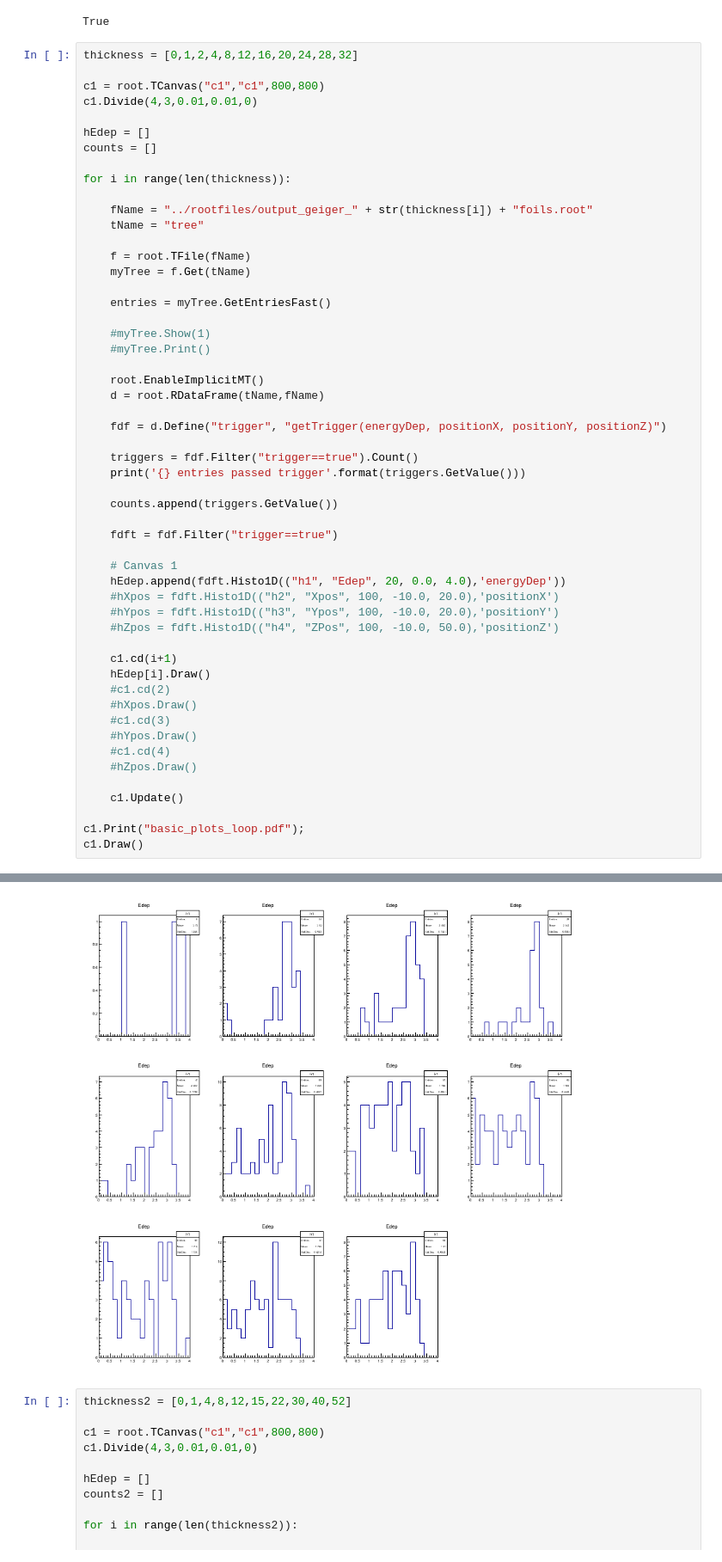
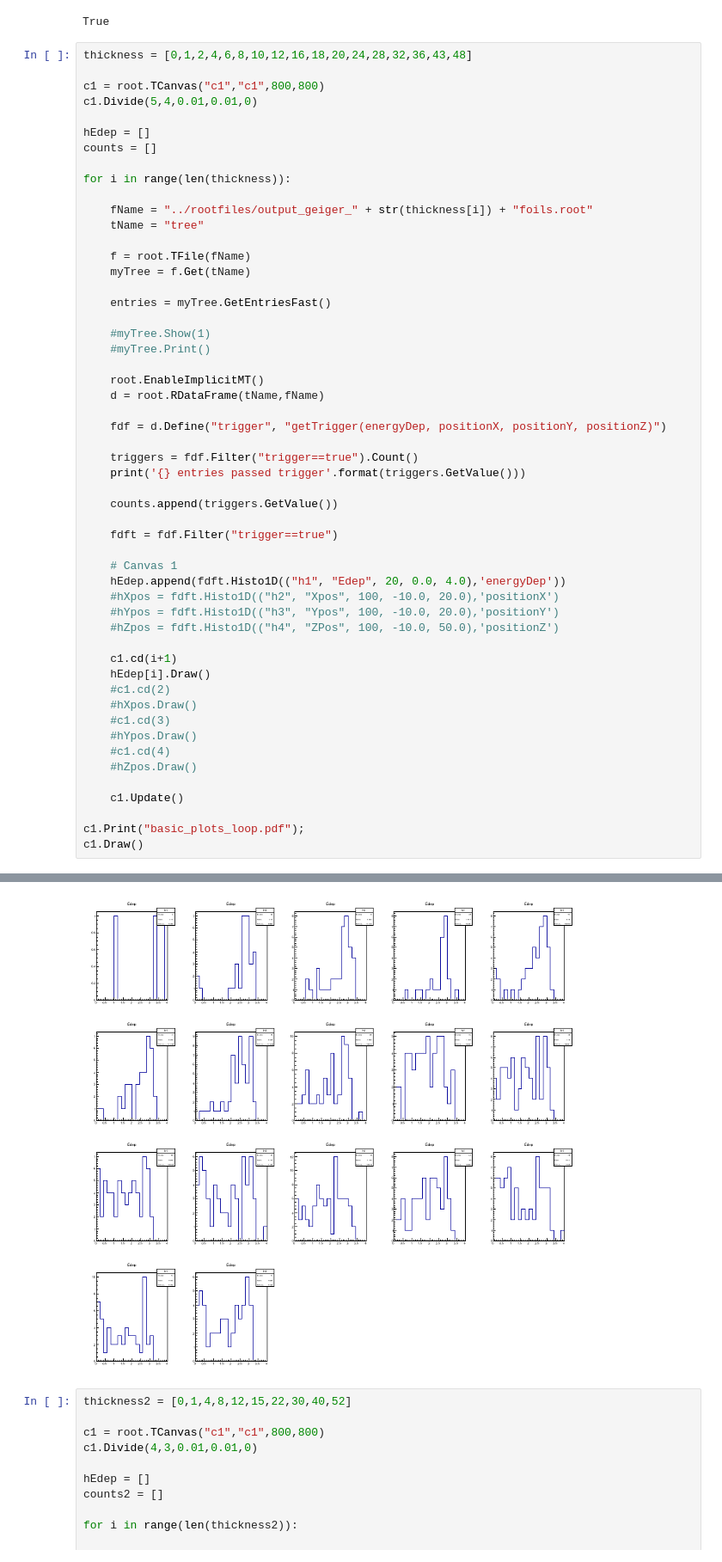
Before and after one commit to brash99/Rutherford, a Jupyter notebook: analysis/Analyse_Generator.ipynb, the cells around one changed output, grey strips where cells are left out. Shown at 86% size. Saved outputs shown, nothing was run; the diff lists cells and outputs as text.

```diff
--- a/analysis/Analyse_Generator.ipynb
+++ b/analysis/Analyse_Generator.ipynb
@@ -27,10 +27,10 @@ root.gInterpreter.Declare(triggerCode)
 # %% [output]
 True
 # %%
-thickness = [0,1,2,4,8,12,16,20,24,28,32]
+thickness = [0,1,2,4,6,8,10,12,16,18,20,24,28,32,36,43,48]
 
 c1 = root.TCanvas("c1","c1",800,800)
-c1.Divide(4,3,0.01,0.01,0)
+c1.Divide(5,4,0.01,0.01,0)
 
 hEdep = []
 counts = []
@@ -94,5 +100,5 @@ c1.Draw()
 Info in <TCanvas::Print>: pdf file basic_plots_loop.pdf has been created
-[figure, old version]
+[figure, new version]
 # %%
 thickness2 = [0,1,4,8,12,15,22,30,40,52]
 
```
Also changed, not shown: parts of 2 cells of this notebook, 10 other files.
